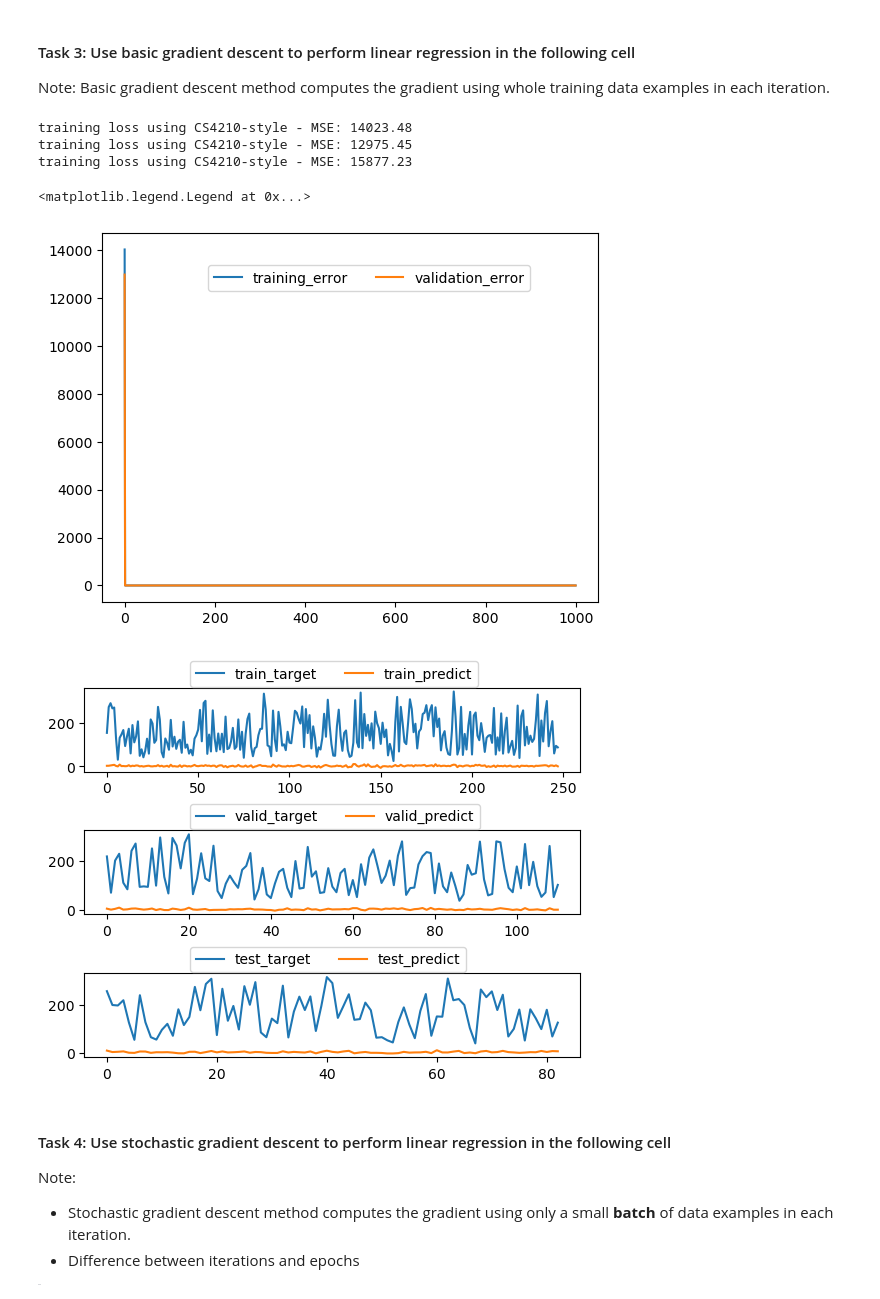
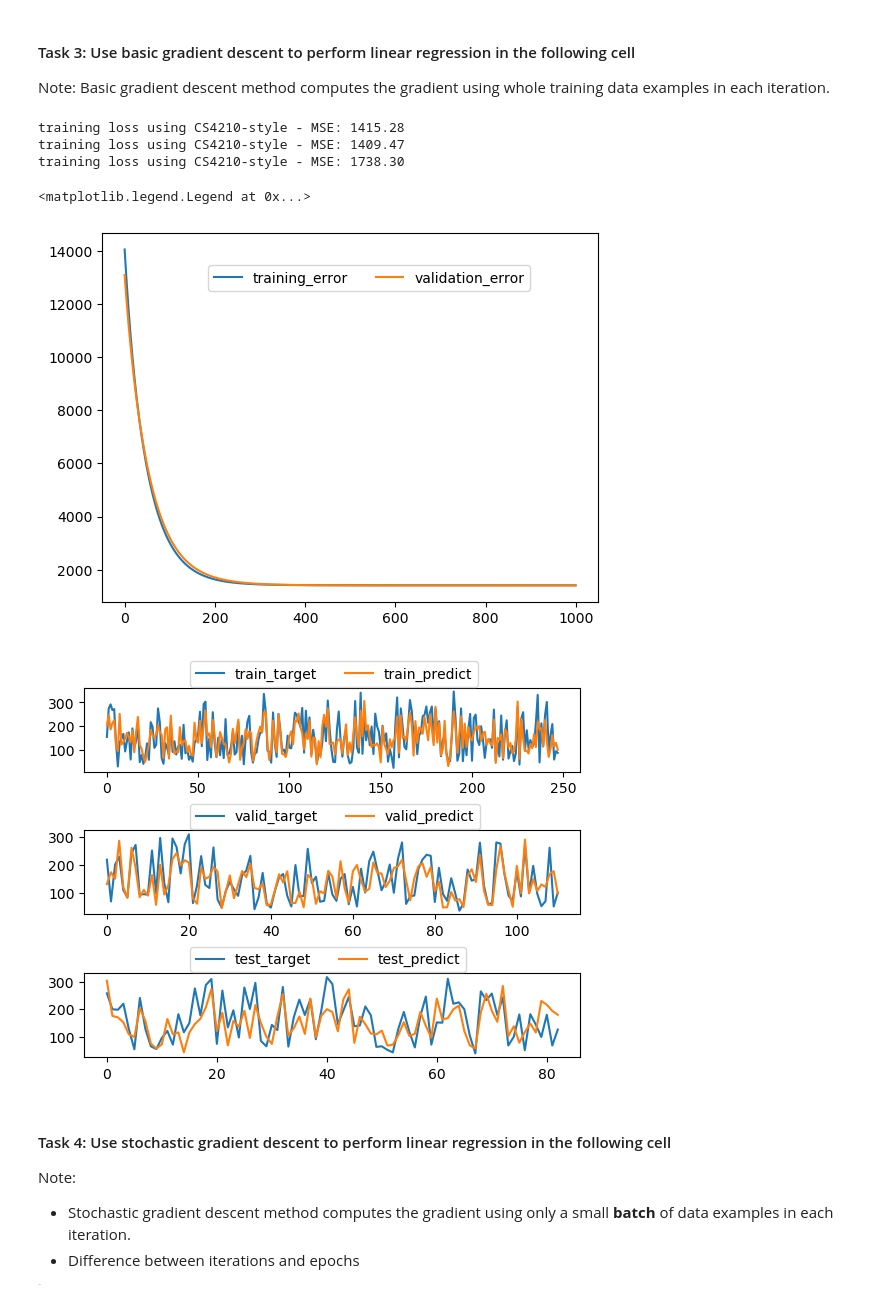
Before and after one commit to Lex-ari/MachineLearning, a Jupyter notebook: DiabetesLinearRegression/yourLastName_yourFirstName_assignment1.ipynb, the cells around one changed output. Cells and saved outputs as stored; diff of their text form; code cells hidden in the pictures.

```diff
--- a/DiabetesLinearRegression/yourLastName_yourFirstName_assignment1.ipynb
+++ b/DiabetesLinearRegression/yourLastName_yourFirstName_assignment1.ipynb
@@ -145,7 +145,14 @@ def myModelFunction(X, w):
 def myLossFunction(X, w, y):
     return np.mean((myModelFunction(X, w) - y) ** 2) / 2
 
-def myTrianingLoop(train_data, train_target, valid_data, valid_target, learning_rate, numItrs):
+def myTrianingLoop(
+    train_data,
+    train_target,
+    valid_data,
+    valid_target,
+    learning_rate,
+    numItrs,
+    ):
     train_losses = np.zeros((numItrs, 1))
     valid_losses = np.zeros((numItrs, 1))
     w = np.random.normal(0, 1, (train_data.shape[1], 1))
@@ -158,7 +165,7 @@ def myTrianingLoop(train_data, train_target, valid_data, valid_target, learning_
 
         train_losses[i] = myLossFunction(train_data, w, train_target)
         valid_losses[i] = myLossFunction(valid_data, w, valid_target)
-        return w, train_losses, valid_losses
+    return w, train_losses, valid_losses
 
 w, train_losses, valid_losses = myTrianingLoop(
     train_data_intercept,
@@ -172,38 +179,38 @@ w, train_losses, valid_losses = myTrianingLoop(
 plt.plot(np.arange(numItrs), train_losses, label = "training_error")
 plt.plot(np.arange(numItrs), valid_losses, label = "validation_error")
 plt.legend(bbox_to_anchor = (0.2, 0.93), ncol = 2)
 print()
 
 print("training loss using CS4210-style - MSE: %.2f" % (myLossFunction(train_data_intercept, w, train_target)))
 print("training loss using CS4210-style - MSE: %.2f" % (myLossFunction(valid_data_intercept, w, valid_target)))
 print("training loss using CS4210-style - MSE: %.2f" % (myLossFunction(test_data_intercept, w, test_target)))
 print()
 
 fig = plt.figure()
 fig.subplots_adjust(hspace = .7)
 
 plt.subplot(3, 1, 1)
 plt.plot(np.arange(train_target.shape[0]), train_target, label="train_target")
 plt.plot(np.arange(train_target.shape[0]), myModelFunction(train_data_intercept, w), label = "train_predict")
 plt.legend(bbox_to_anchor = (0.2, 0.93), ncol = 2)
 print()
 
 plt.subplot(3, 1, 2)
 plt.plot(np.arange(valid_target.shape[0]), valid_target, label = "valid_target")
 plt.plot(np.arange(valid_target.shape[0]), myModelFunction(valid_data_intercept, w), label = "valid_predict")
 plt.legend(bbox_to_anchor = (0.2, 0.93), ncol = 2)
 print()
 plt.subplot(3, 1, 3)
 plt.plot(np.arange(test_target.shape[0]), test_target, label = "test_target")
 plt.plot(np.arange(test_target.shape[0]), myModelFunction(test_data_intercept, w), label = "test_predict")
 plt.legend(bbox_to_anchor = (0.2, 0.93), ncol = 2)
 # %% [output]
-training loss using CS4210-style - MSE: 14023.48
-training loss using CS4210-style - MSE: 12975.45
-training loss using CS4210-style - MSE: 15877.23
+training loss using CS4210-style - MSE: 1415.28
+training loss using CS4210-style - MSE: 1409.47
+training loss using CS4210-style - MSE: 1738.30
 <matplotlib.legend.Legend at 0x...>
-[figure, old version]
+[figure, new version]
-[figure, old version]
+[figure, new version]
 # %% [markdown]
 <h4> Task 4: Use stochastic gradient descent to perform linear regression in the following cell</h4>
 
```
